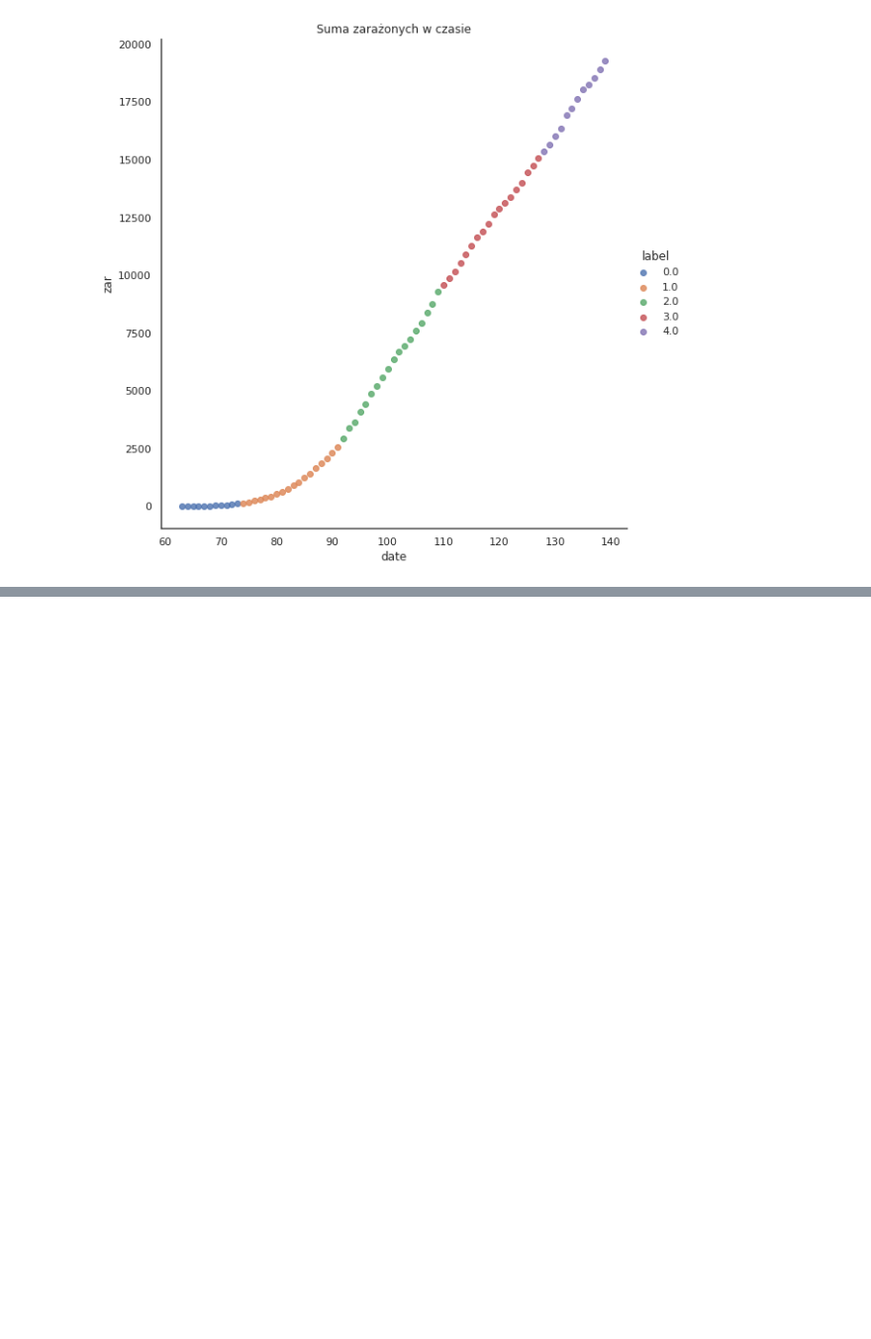
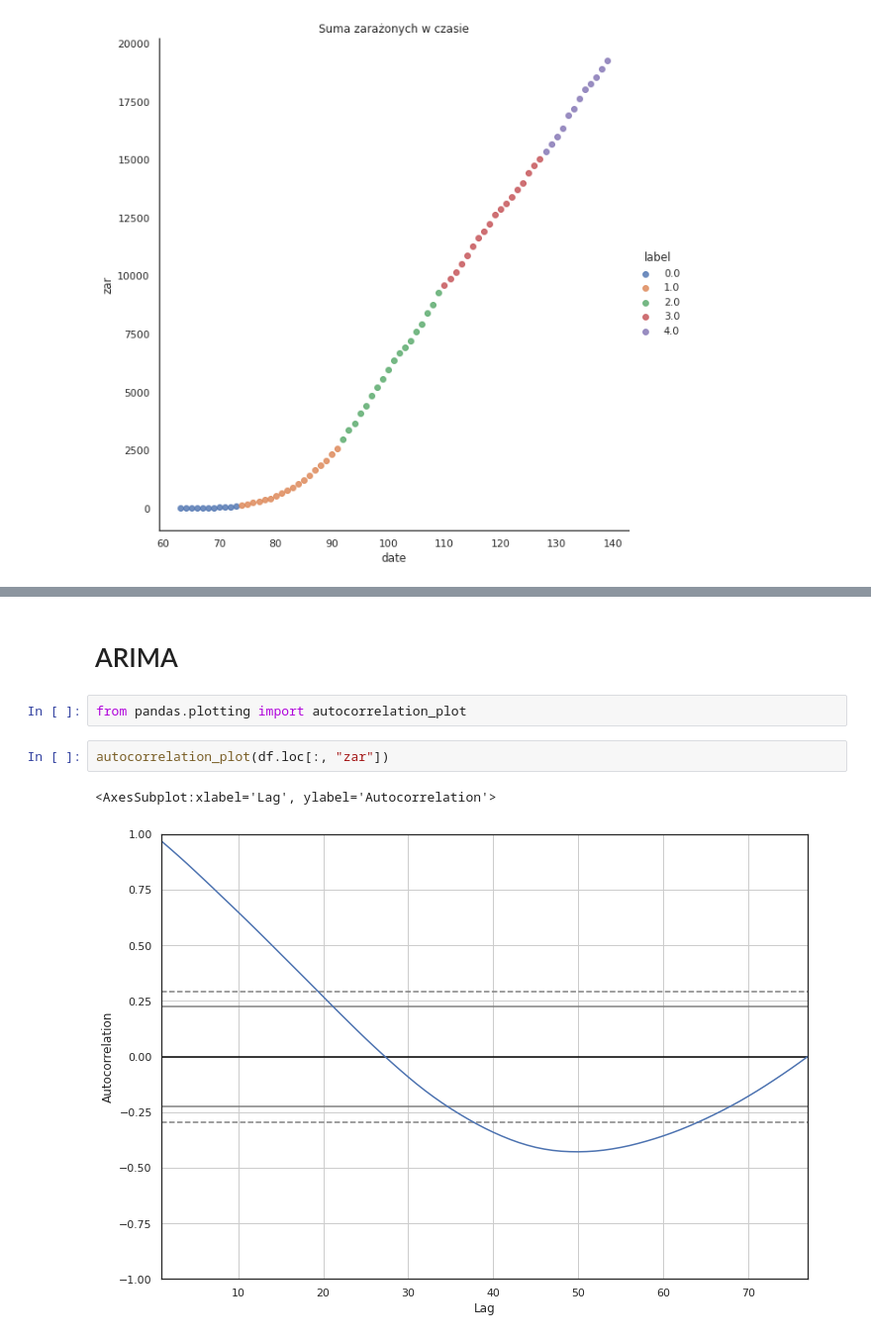
Before and after one commit to knmlprz/corona-analysis-1, a Jupyter notebook: notebooks/Analiza.ipynb, the cells around one changed output, grey strips where cells are left out. Shown at 99% size. Saved outputs shown, nothing was run; the diff lists cells and outputs as text; blank space fills up the shorter version.

```diff
--- a/notebooks/Analiza.ipynb
+++ b/notebooks/Analiza.ipynb
@@ -272,0 +320,9 @@ plt.show()
+# %% [markdown]
+# ARIMA
+# %%
+from pandas.plotting import autocorrelation_plot
+# %%
+autocorrelation_plot(df.loc[:, "zar"])
+# %% [output]
+<AxesSubplot:xlabel='Lag', ylabel='Autocorrelation'>
+[figure, added]
```
Also changed, not shown: parts of 18 cells of this notebook.
